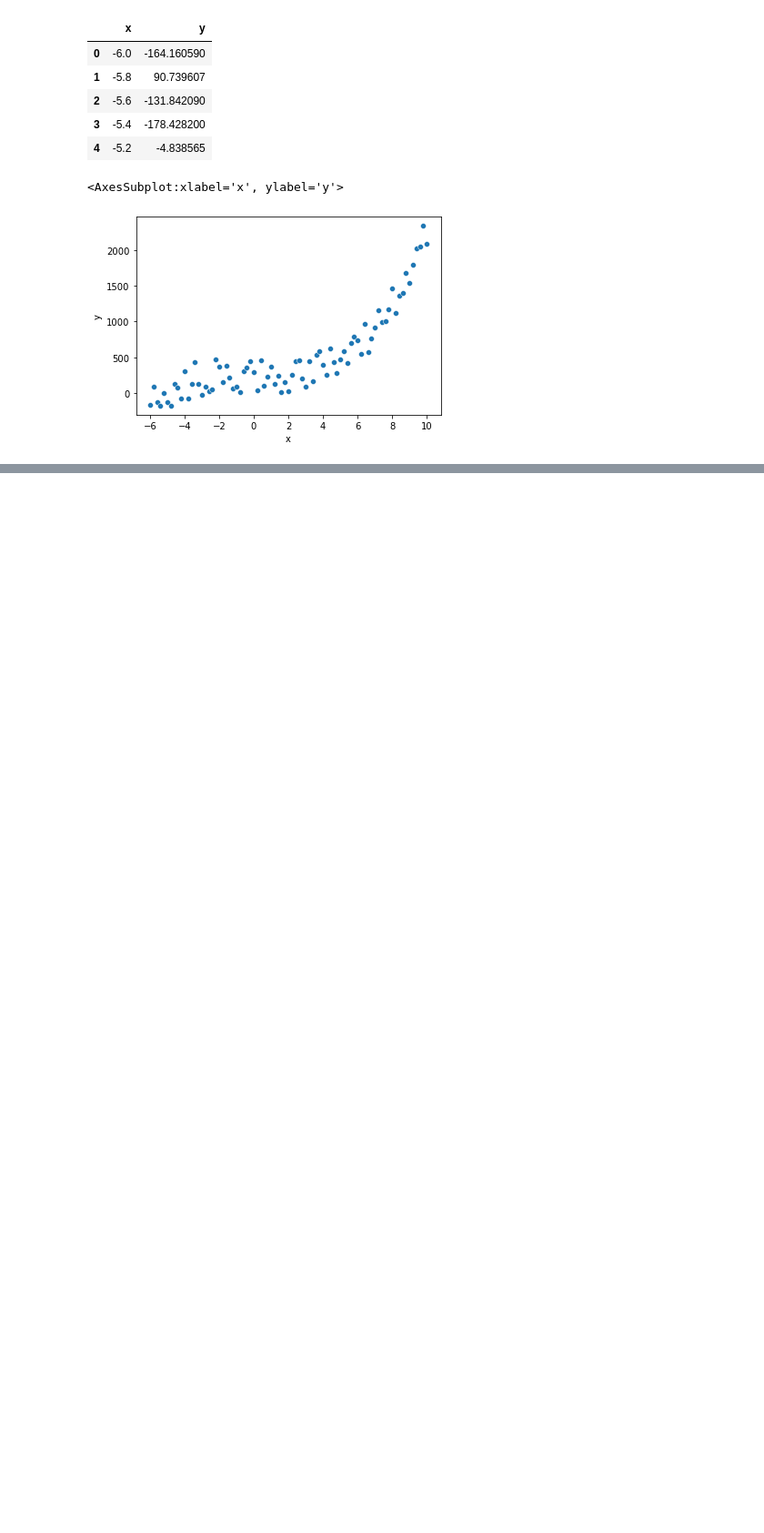
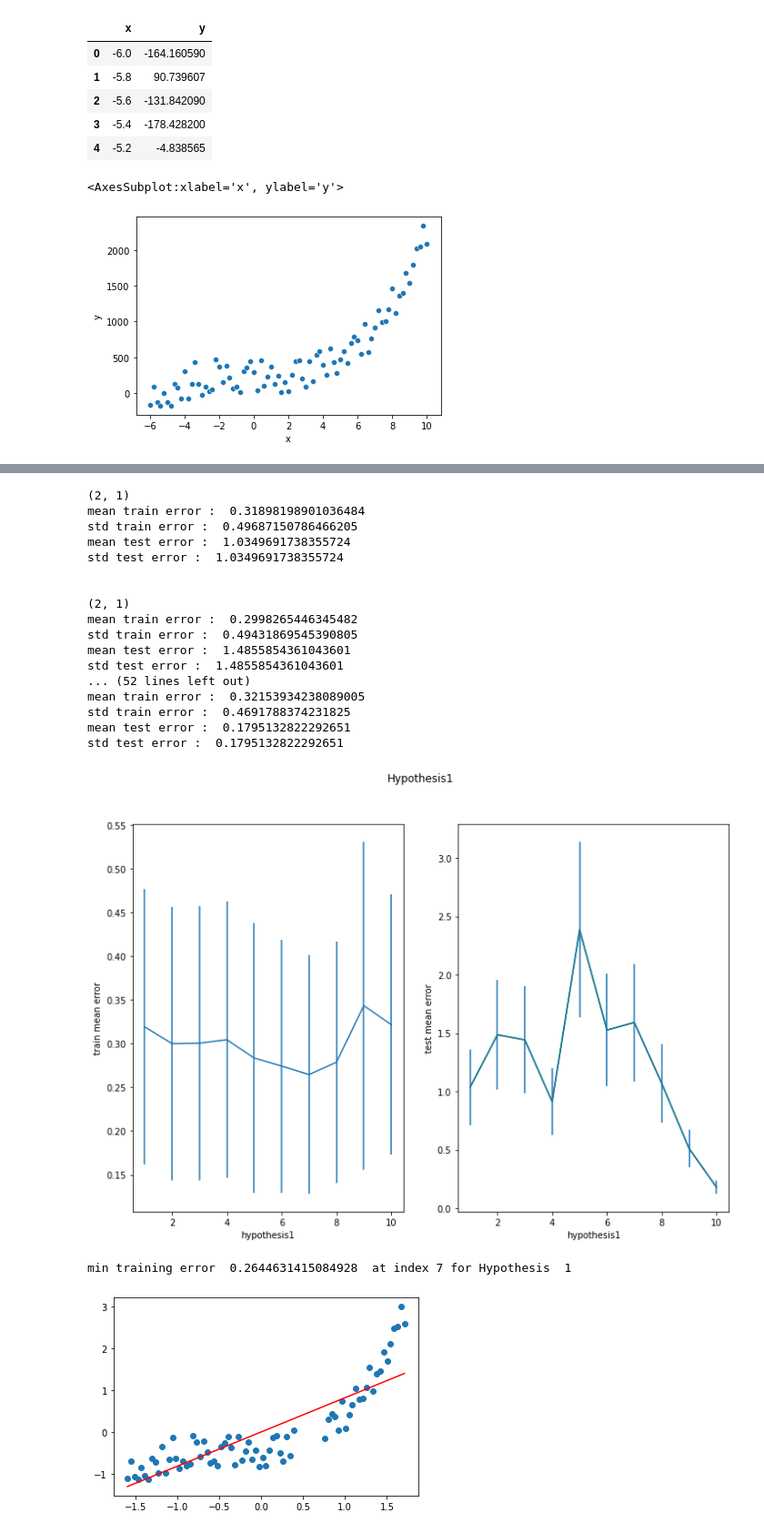
Before and after one commit to chandms/Security_Analytics, a Jupyter notebook: Assignment1/HW1P3.ipynb, the cells around one changed output, grey strips where cells are left out. Shown at 91% size. Drawn from its saved outputs; the diff is of its cells as text; code cells hidden in the pictures; blank space fills up the shorter version.

```diff
--- a/Assignment1/HW1P3.ipynb
+++ b/Assignment1/HW1P3.ipynb
@@ -60,10 +70,9 @@ from sklearn.metrics import r2_score
 # %%
-# to create the poly matrix
 def matForm(X,degree):
     for i in range(degree):
         exp = i+1
         arr = np.power(X,exp)
-        if i==0:
+        if(i==0):
             modArr = arr
         else:
             modArr = np.column_stack((NX,arr))
@@ -74,13 +81,27 @@ models=[]
+# %%
+def matToAddOnesBefore(X,degree):
+    NX = np.ones((X.shape[0],1))
+    for i in range(degree):
+        exp = i+1
+        arr = np.power(X,exp)
+        modArr = np.column_stack((NX,arr))
+        NX = modArr
+    return NX
 # %%
 def computeModels(degree):
-    currentModel=[]
+    model_weights=[]
     for ind in range(10):
         Xtrain = matForm(stdTrainX[ind].reshape(-1,1),degree)
         Xtest = matForm(stdTestX[ind].reshape(-1,1),degree)
-        cmodel = SGDRegressor()
+        cmodel = SGDRegressor(max_iter=1500)
         cmodel.fit(Xtrain,stdTrainY[ind])
         pred = cmodel.predict(Xtest)
-        print("weights : ",cmodel.coef_)
-        print("w0 : ",cmodel.intercept_)
-        currentModel.append(cmodel)
-    models.append(currentModel)
+        weight=[]
+        for item in cmodel.intercept_:
+            weight.append(item)
+        for item in (cmodel.coef_):
+            weight.append(item)
+        print(len(weight))
+        print(weight)
+        model_weights.append(weight)
+    return model_weights
@@ -87,5 +160,4 @@ def computeModels(degree):
 # %%
-#3a.
-computeModels(degree=1)
-len(models)
+model_weights=computeModels(degree=1)
+print(model_weights)
 # %% [output]
@@ -113 +181,24 @@ w0 :  [-0.00058399]
+# %%
+computeErrorTerms(1,0,model_weights)
+# %% [output]
+(2, 1)
+mean train error :  0.31898198901036484
+std train error :  0.49687150786466205
+mean test error :  1.0349691738355724
+std test error :  1.0349691738355724
+
+
+(2, 1)
+mean train error :  0.2998265446345482
+std train error :  0.49431869545390805
+mean test error :  1.4855854361043601
+std test error :  1.4855854361043601
+... (52 lines left out)
+mean train error :  0.32153934238089005
+std train error :  0.4691788374231825
+mean test error :  0.1795132822292651
+std test error :  0.1795132822292651
+[figure, added]
+min training error  0.2644631415084928  at index 7 for Hypothesis  1
+[figure, added]
 # %%
```
Also changed, not shown: parts of 24 cells of this notebook.
